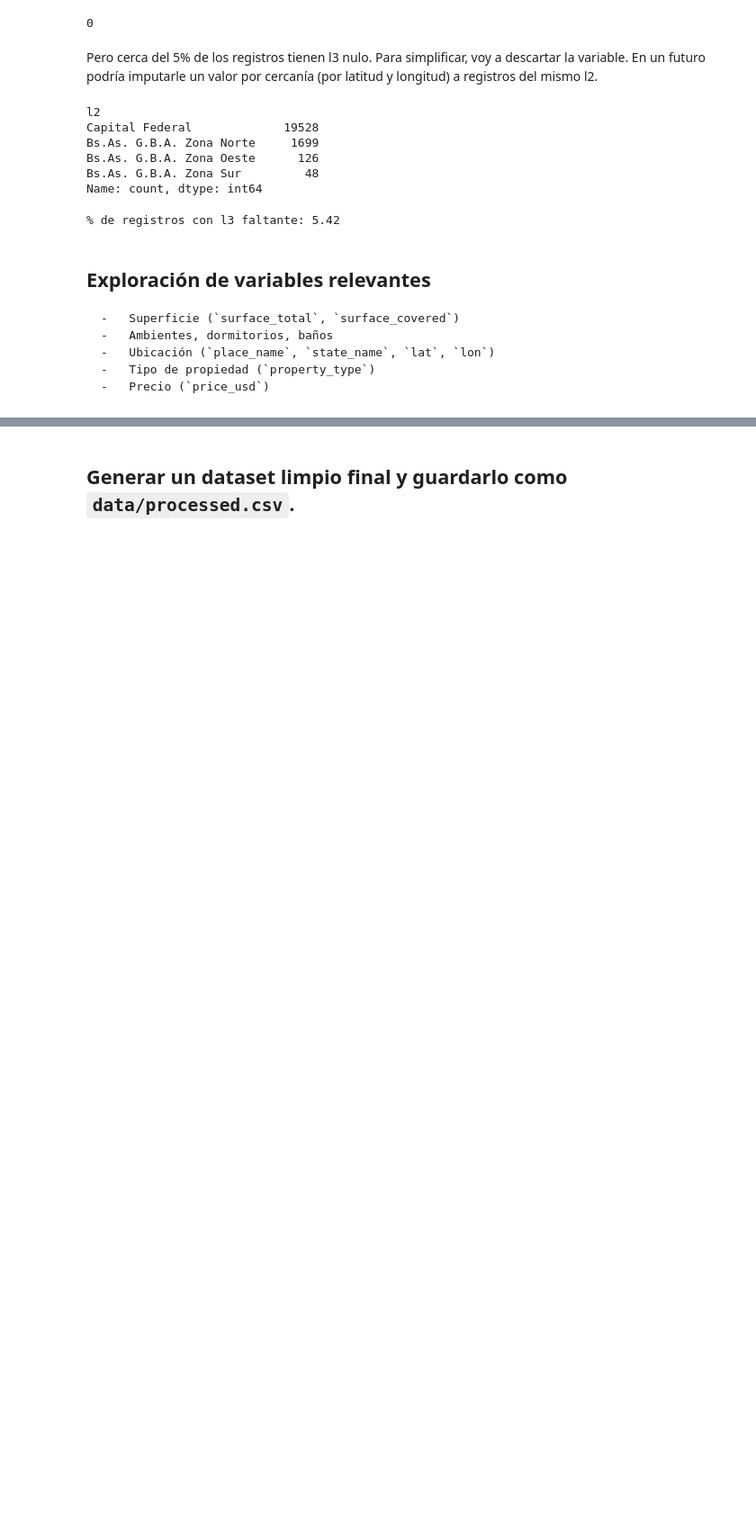
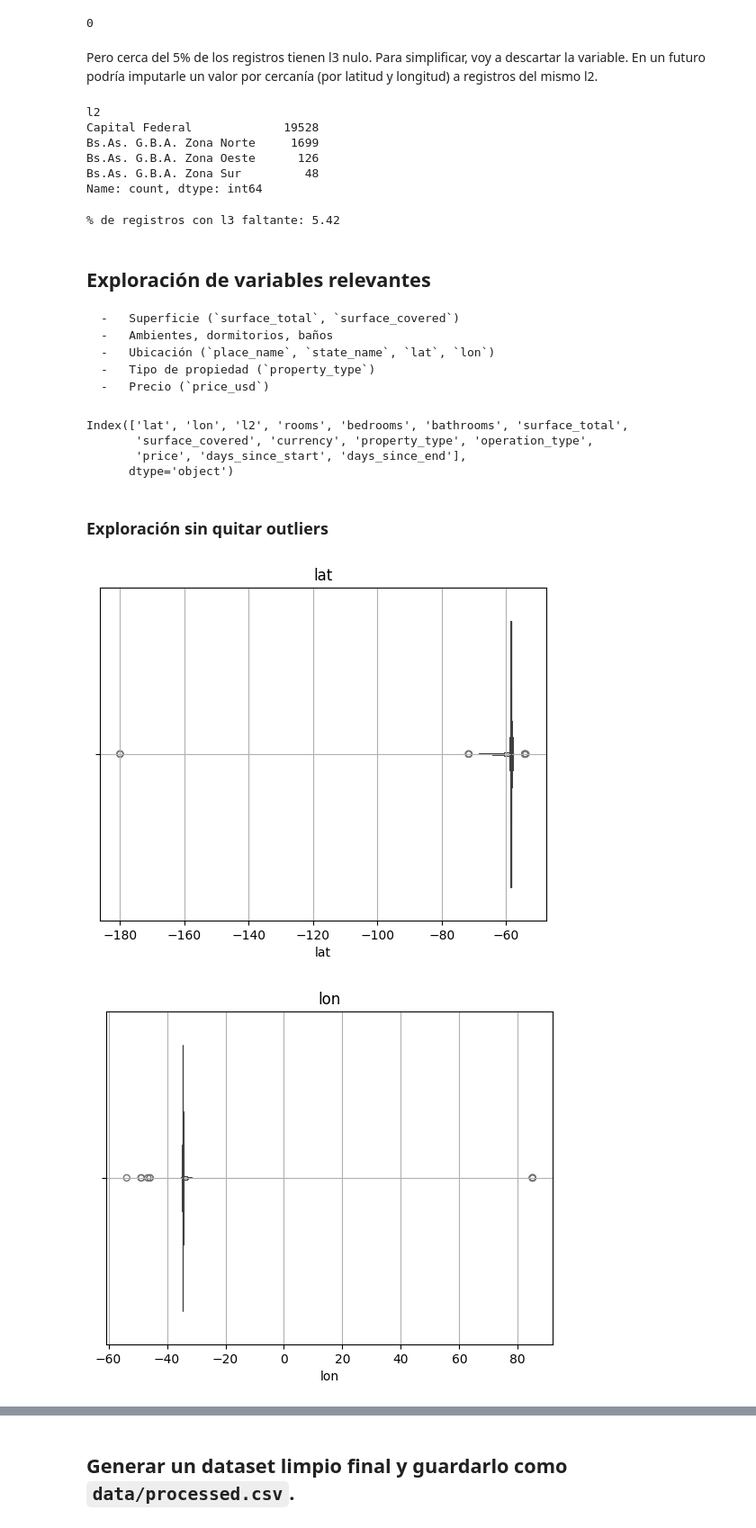
Before and after one commit to alejo-cuello/proyecto-final-bootcamp-ds-mlops, a Jupyter notebook: notebooks/01-eda.ipynb, the cells around one changed output, grey strips where cells are left out. Shown at 90% size. Drawn from its saved outputs; the diff is of its cells as text; code cells hidden in the pictures; blank space fills up the shorter version.

Commit message:
[update] 01-eda.ipynb: detección y eliminación de tratamiento de outliers

```diff
--- a/notebooks/01-eda.ipynb
+++ b/notebooks/01-eda.ipynb
@@ -472,3 +475,27 @@ data_preprocessed.drop(columns=["l3","l4","l5"], inplace=True)
     -   Ubicación (`place_name`, `state_name`, `lat`, `lon`)
     -   Tipo de propiedad (`property_type`)
     -   Precio (`price_usd`)
+# %%
+data_preprocessed.columns
+# %% [output]
+Index(['lat', 'lon', 'l2', 'rooms', 'bedrooms', 'bathrooms', 'surface_total',
+       'surface_covered', 'currency', 'property_type', 'operation_type',
+       'price', 'days_since_start', 'days_since_end'],
+      dtype='object')
+# %%
+numeric_cols = data_preprocessed.select_dtypes(np.number).columns
+categoric_cols = data_preprocessed.select_dtypes("object").columns
+# %% [markdown]
+### Exploración sin quitar outliers
+# %%
+for col in numeric_cols:
+    sns.boxenplot(data=data_preprocessed, x=col)
+    plt.grid(True)
+    plt.title(col)
+    plt.show()
+
+# for col in categoric_cols:
+#     categoric_cols.countplot
+# %% [output]
+[figure, added]
+[figure, added]
```
Also changed, not shown: parts of 35 cells of this notebook.
